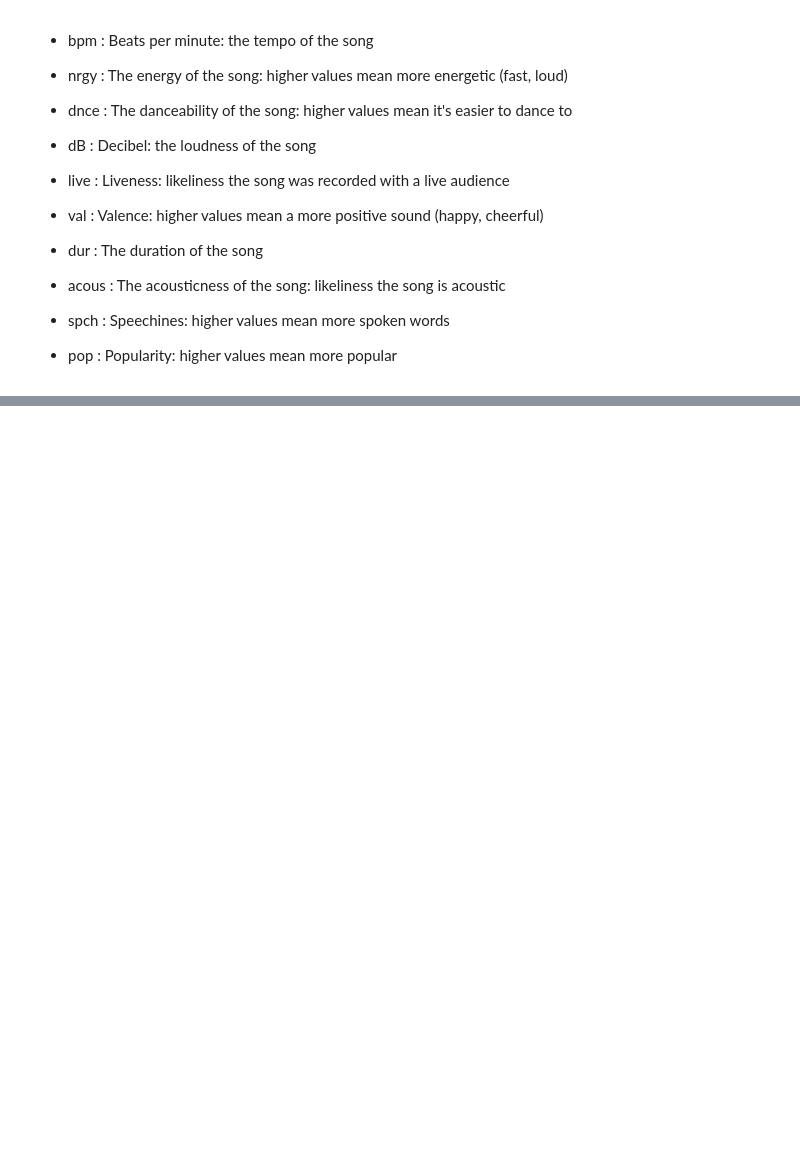
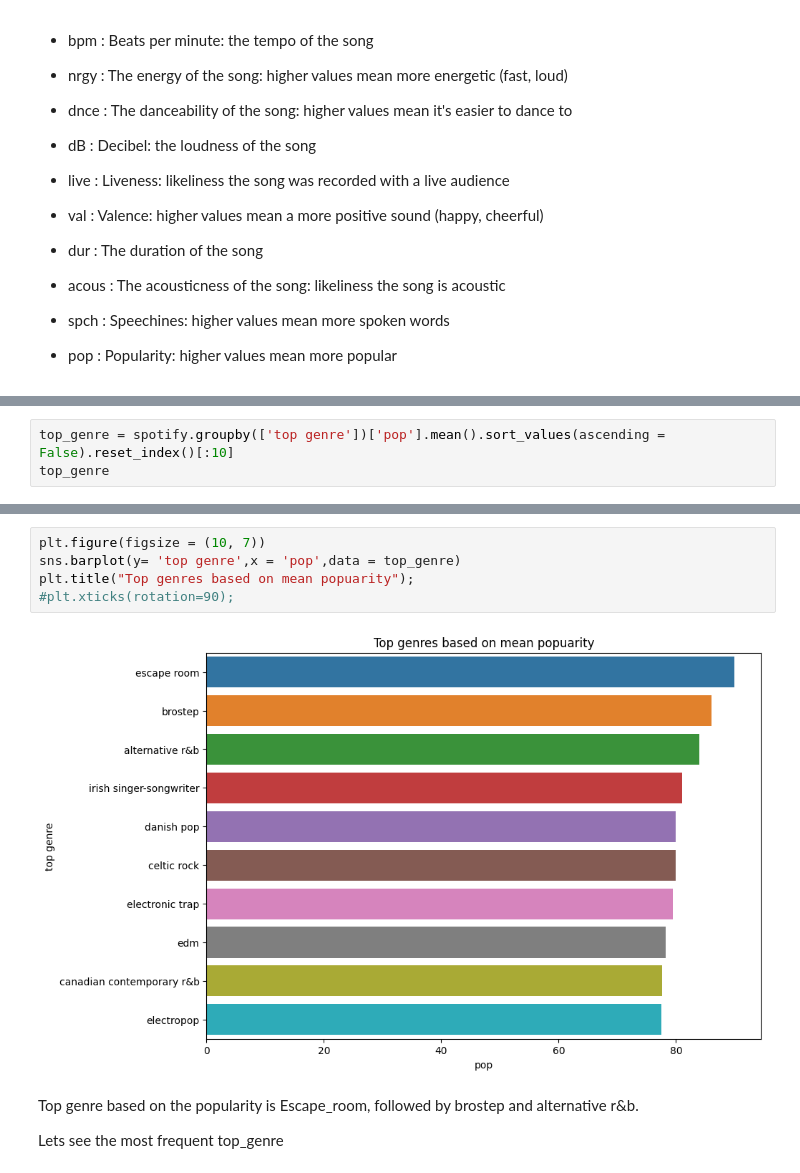
Before and after one commit to Malek-El/mini_projet_GLA, a Jupyter notebook: index.ipynb, the cells around one changed output, grey strips where cells are left out. Drawn from its saved outputs; the diff is of its cells as text; blank space fills up the shorter version.

```diff
--- a/index.ipynb
+++ b/index.ipynb
@@ -115,0 +154,3 @@ top_df
+# %%
+top_genre = spotify.groupby(['top genre'])['pop'].mean().sort_values(ascending = False).reset_index()[:10]
+top_genre
@@ -115,0 +169,12 @@ top_df
+# %%
+plt.figure(figsize = (10, 7))
+sns.barplot(y= 'top genre',x = 'pop',data = top_genre)
+plt.title("Top genres based on mean popuarity");
+#plt.xticks(rotation=90);
+# %% [output]
+[figure, added]
+# %% [markdown]
+Top genre based on the popularity is Escape_room, followed by brostep and alternative r&b.
+
+
+Lets see the most frequent top_genre
```
Also changed, not shown: parts of 22 cells of this notebook, 5 other files.
